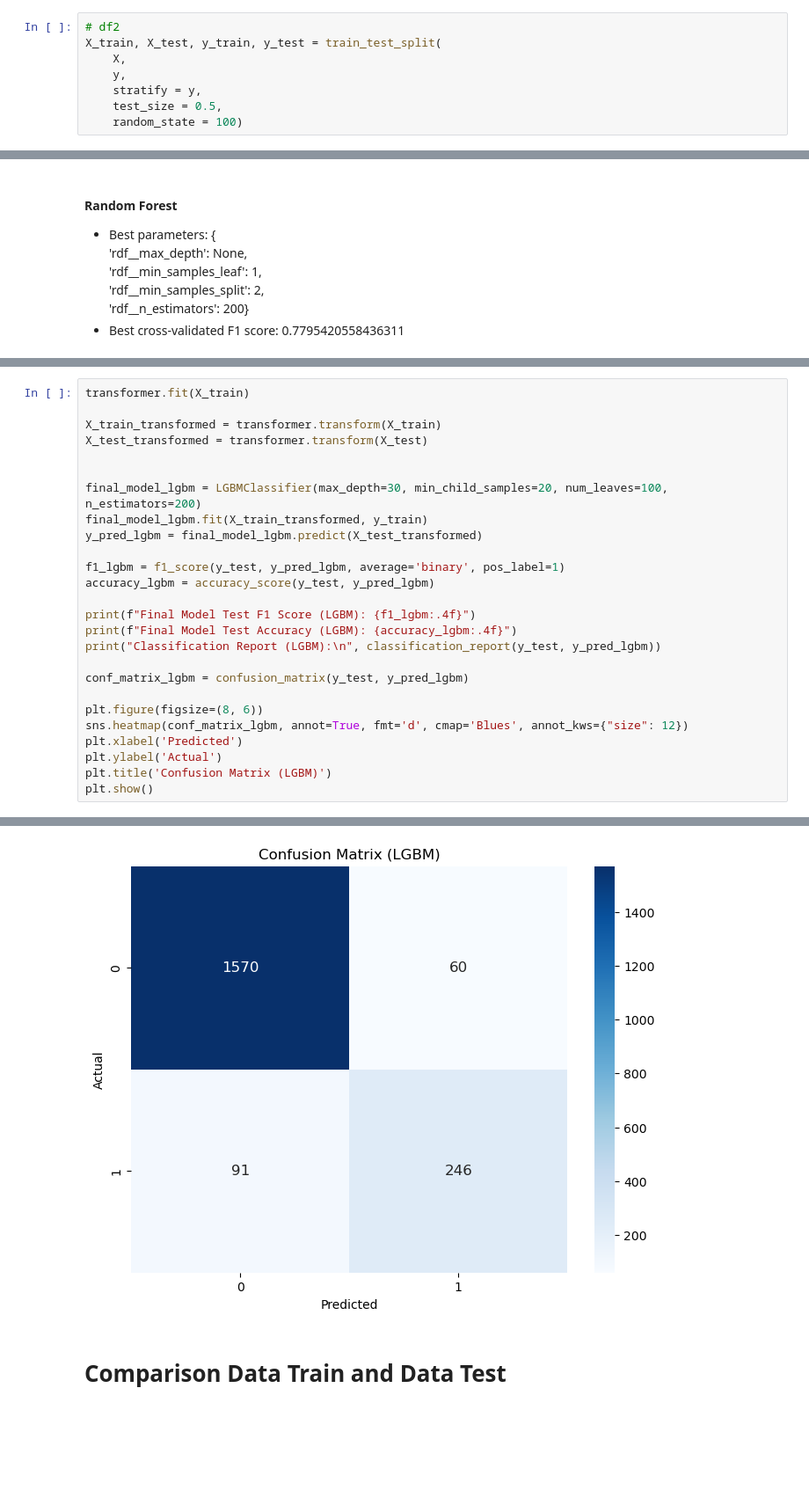
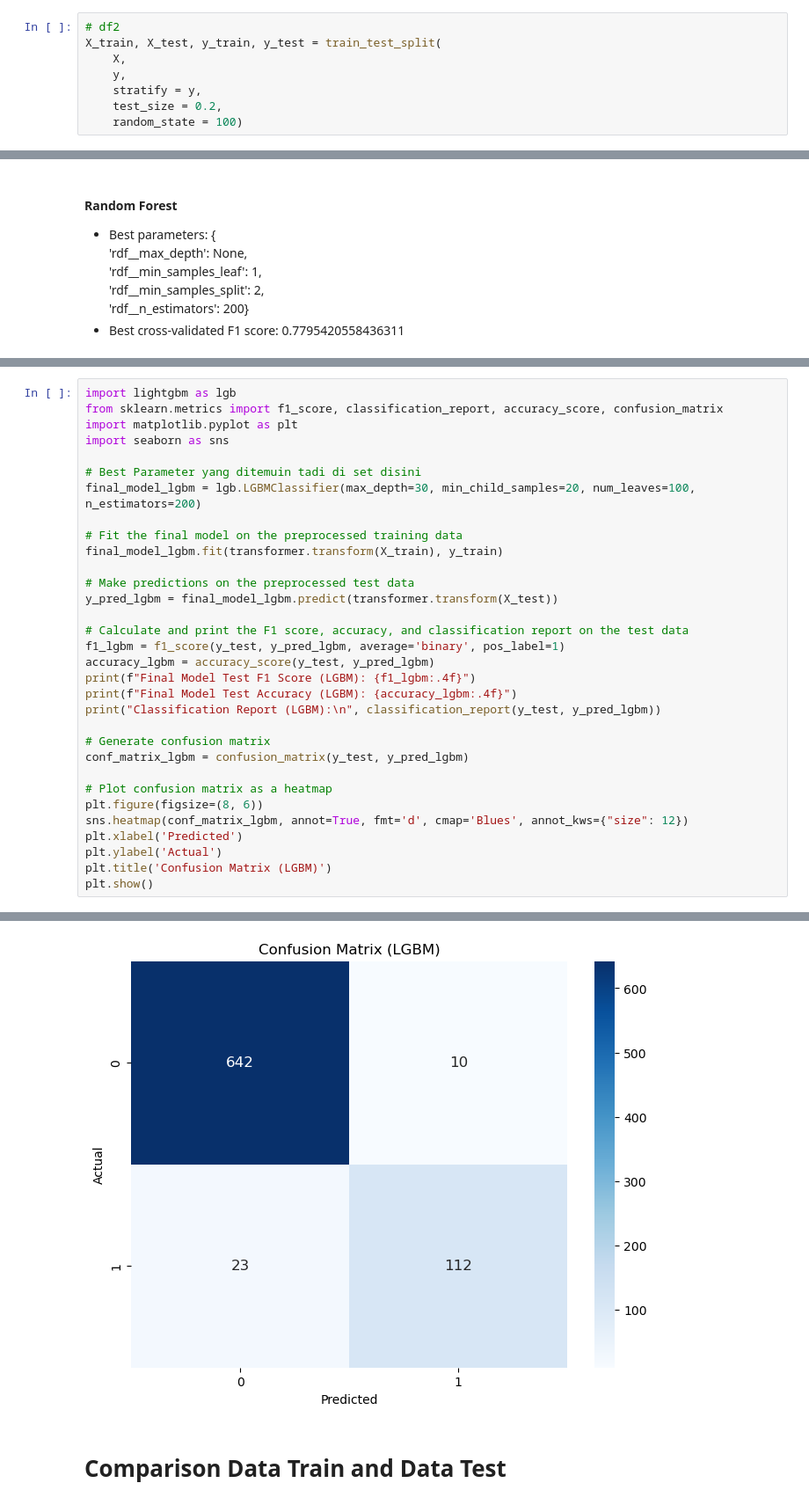
Before and after one commit to faniindriyaningsih24/ML_Predict_ECommerce_Customer_Churn, a Jupyter notebook: Ecommerce_Customer_Churn_Clasification.ipynb, the cells around one changed output, grey strips where cells are left out. Shown at 88% size. Saved outputs shown, nothing was run; the diff lists cells and outputs as text; blank space fills up the shorter version.

```diff
--- a/Ecommerce_Customer_Churn_Clasification.ipynb
+++ b/Ecommerce_Customer_Churn_Clasification.ipynb
@@ -911,7 +783,7 @@ X_train, X_test, y_train, y_test = train_test_split(
     X,
     y,
     stratify = y,
-    test_size = 0.5,
+    test_size = 0.2,
     random_state = 100)
 # %%
 X_train.select_dtypes(exclude='number').nunique()
@@ -1554,23 +1163,29 @@ Maka pada case ini model yang dipilih yaitu LGBM
 # %%
-transformer.fit(X_train)
+import lightgbm as lgb
+from sklearn.metrics import f1_score, classification_report, accuracy_score, confusion_matrix
+import matplotlib.pyplot as plt
+import seaborn as sns
 
-X_train_transformed = transformer.transform(X_train)
-X_test_transformed = transformer.transform(X_test)
+# Best Parameter yang ditemuin tadi di set disini
+final_model_lgbm = lgb.LGBMClassifier(max_depth=30, min_child_samples=20, num_leaves=100, n_estimators=200)
 
+# Fit the final model on the preprocessed training data
+final_model_lgbm.fit(transformer.transform(X_train), y_train)
 
-final_model_lgbm = LGBMClassifier(max_depth=30, min_child_samples=20, num_leaves=100, n_estimators=200)
-final_model_lgbm.fit(X_train_transformed, y_train)
-y_pred_lgbm = final_model_lgbm.predict(X_test_transformed)
+# Make predictions on the preprocessed test data
+y_pred_lgbm = final_model_lgbm.predict(transformer.transform(X_test))
 
+# Calculate and print the F1 score, accuracy, and classification report on the test data
 f1_lgbm = f1_score(y_test, y_pred_lgbm, average='binary', pos_label=1)
 accuracy_lgbm = accuracy_score(y_test, y_pred_lgbm)
-
 print(f"Final Model Test F1 Score (LGBM): {f1_lgbm:.4f}")
 print(f"Final Model Test Accuracy (LGBM): {accuracy_lgbm:.4f}")
 print("Classification Report (LGBM):\n", classification_report(y_test, y_pred_lgbm))
 
+# Generate confusion matrix
 conf_matrix_lgbm = confusion_matrix(y_test, y_pred_lgbm)
 
+# Plot confusion matrix as a heatmap
 plt.figure(figsize=(8, 6))
 sns.heatmap(conf_matrix_lgbm, annot=True, fmt='d', cmap='Blues', annot_kws={"size": 12})
 plt.xlabel('Predicted')
@@ -1598,4 +1213,4 @@ weighted avg       0.92      0.92      0.92      1967
-[figure, old version]
+[figure, new version]
 # %% [markdown]
 # Comparison Data Train and Data Test
 # %%
```
Also changed, not shown: parts of 97 cells of this notebook, 3 other files.
